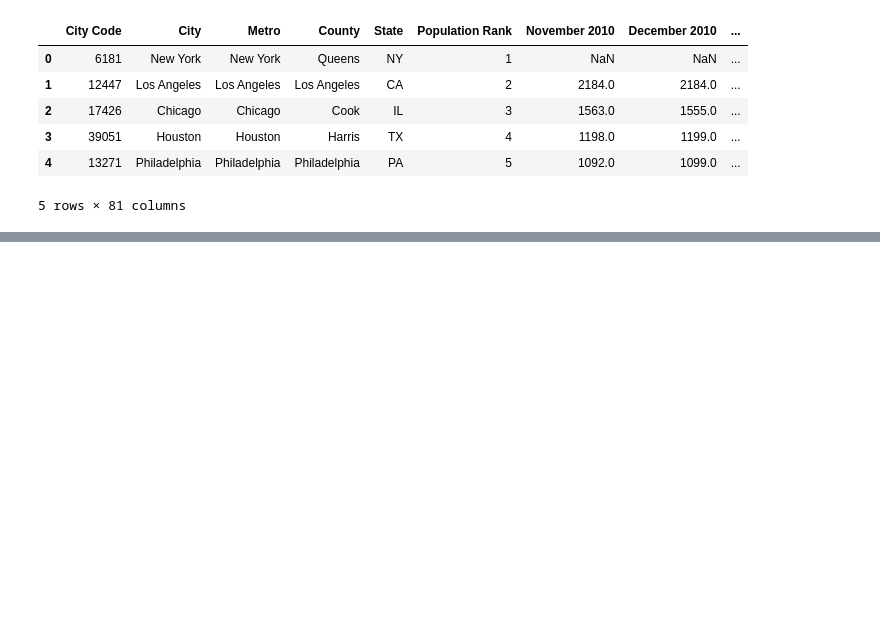
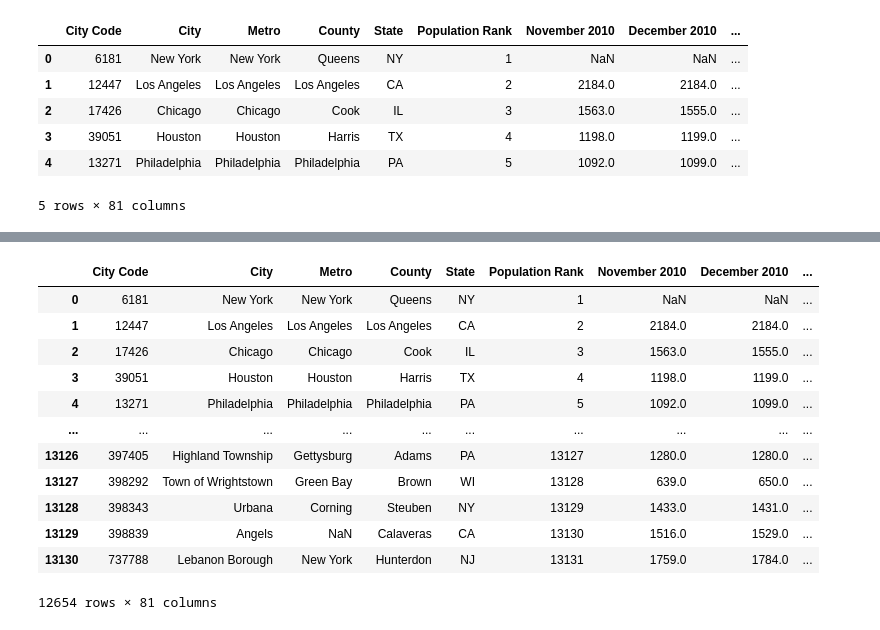
Before and after one commit to worldteacher-global/MA641_TIMESERIES_GROUPPROJECT, a Jupyter notebook: TS_.ipynb, the cells around one changed output, grey strips where cells are left out. Cells and saved outputs as stored; diff of their text form; code cells hidden in the pictures; blank space fills up the shorter version.

```diff
--- a/TS_.ipynb
+++ b/TS_.ipynb
@@ -123,0 +131,16 @@ ns_df.head()
+# %%
+g_df.head()
+# %% [output]
+|  | City Code | City | Metro | County | State | Population Rank | November 2010 | December 2010 | ... |
+| 0 | 6181 | New York | New York | Queens | NY | 1 | NaN | NaN | ... |
+| 1 | 12447 | Los Angeles | Los Angeles | Los Angeles | CA | 2 | 2184.0 | 2184.0 | ... |
+| 2 | 17426 | Chicago | Chicago | Cook | IL | 3 | 1563.0 | 1555.0 | ... |
+| 3 | 39051 | Houston | Houston | Harris | TX | 4 | 1198.0 | 1199.0 | ... |
+| 4 | 13271 | Philadelphia | Philadelphia | Philadelphia | PA | 5 | 1092.0 | 1099.0 | ... |
+| ... | ... | ... | ... | ... | ... | ... | ... | ... | ... |
+| 13126 | 397405 | Highland Township | Gettysburg | Adams | PA | 13127 | 1280.0 | 1280.0 | ... |
+| 13127 | 398292 | Town of Wrightstown | Green Bay | Brown | WI | 13128 | 639.0 | 650.0 | ... |
+| 13128 | 398343 | Urbana | Corning | Steuben | NY | 13129 | 1433.0 | 1431.0 | ... |
+| 13129 | 398839 | Angels | NaN | Calaveras | CA | 13130 | 1516.0 | 1529.0 | ... |
+| 13130 | 737788 | Lebanon Borough | New York | Hunterdon | NJ | 13131 | 1759.0 | 1784.0 | ... |
+12654 rows × 81 columns
```
Also changed, not shown: parts of 1 cell of this notebook.
